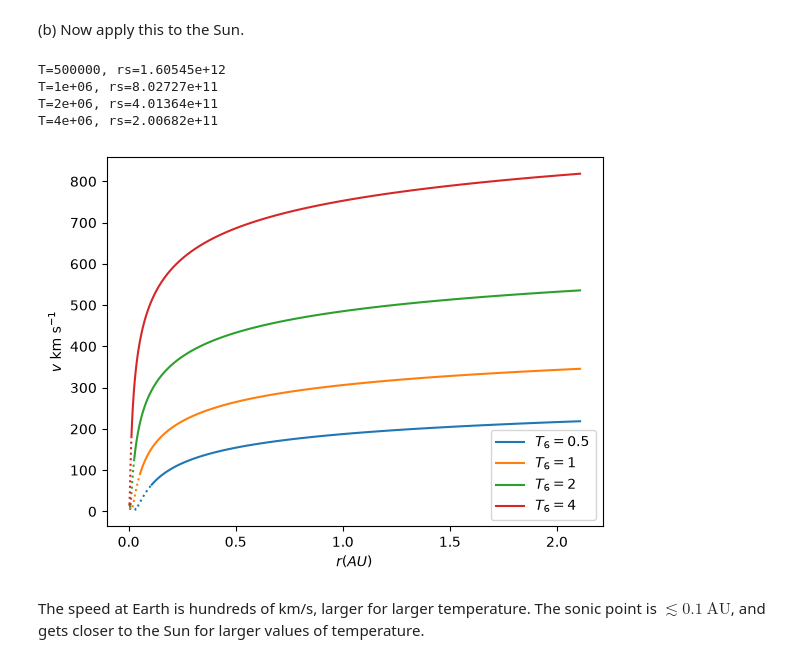
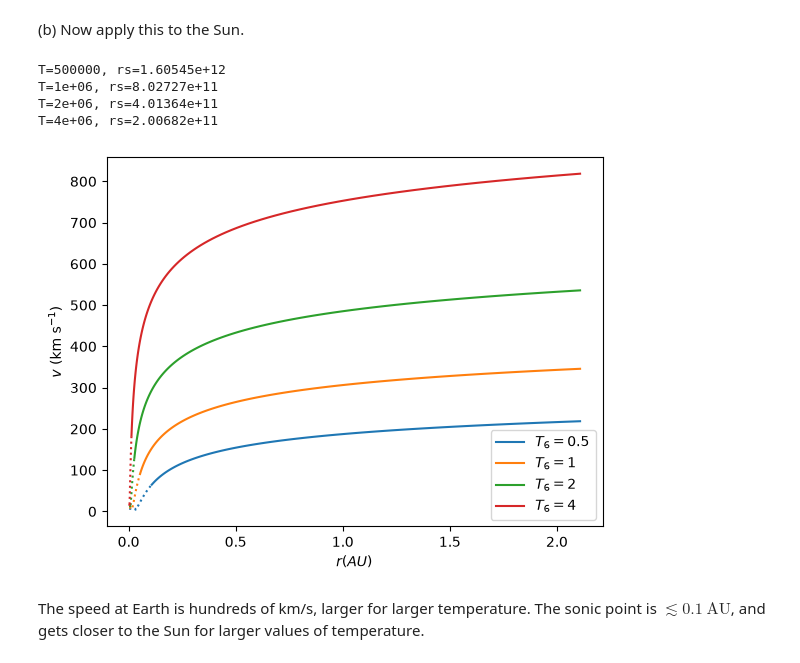
Before and after one commit to andrewcumming/phys643, a Jupyter notebook: week6/week6_solutions.ipynb, the cells around one changed output. Cells and saved outputs as stored; diff of their text form; code cells hidden in the pictures.

```diff
--- a/week6/week6_solutions.ipynb
+++ b/week6/week6_solutions.ipynb
@@ -201,34 +221,34 @@ for j,T in enumerate(Tvec):
         else:
             guess = 1.1
         sol = root(f,guess,args=(x,))
         M2vec[i] = sol.x[0]
 
     plt.plot(10**rvec/1.5e13,np.sqrt(M2vec*cs2)/1e5, 'C%d' % (j,), label = r'$T_6=%lg$' % (T*1e-6,))
 
     rvec = np.linspace(10.6,np.log10(rs),100)
     M2vec = np.zeros_like(rvec)
     for i,r in enumerate(rvec):
         x = 10**r / rs
         if i>0:
             guess = M2vec[i-1]
         else:
             guess = 0.01
         sol = root(f,guess,args=(x,))
         M2vec[i] = sol.x[0]
 
     plt.plot(10**rvec/1.5e13,np.sqrt(M2vec*cs2)/1e5, 'C%d:' % (j,))
 
 #plt.yscale('log')
 #plt.xscale('log')
-plt.ylabel(r'$v\ \mathrm{km\ s^{-1}}$')
+plt.ylabel(r'$v\ (\mathrm{km\ s^{-1}})$')
 plt.xlabel(r'$r (AU)$')
 plt.legend()
 plt.show()
 # %% [output]
 T=500000, rs=1.60545e+12
 T=1e+06, rs=8.02727e+11
 T=2e+06, rs=4.01364e+11
 T=4e+06, rs=2.00682e+11
-[figure, old version]
+[figure, new version]
 # %% [markdown]
 The speed at Earth is hundreds of km/s, larger for larger temperature. The sonic point is $\lesssim 0.1\ \mathrm{AU}$, and gets closer to the Sun for larger values of temperature.
```
Also changed, not shown: parts of 3 cells of this notebook.
